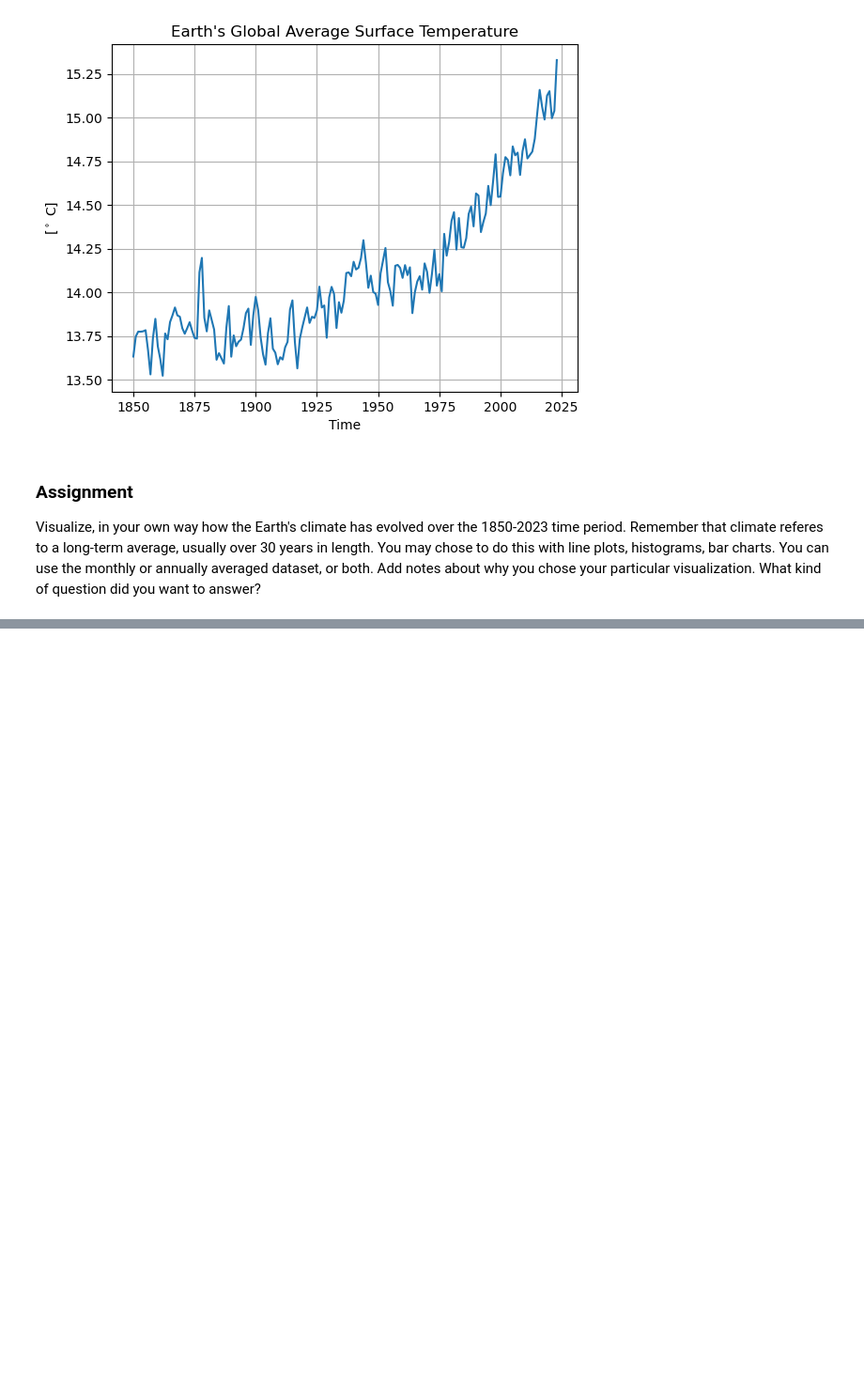
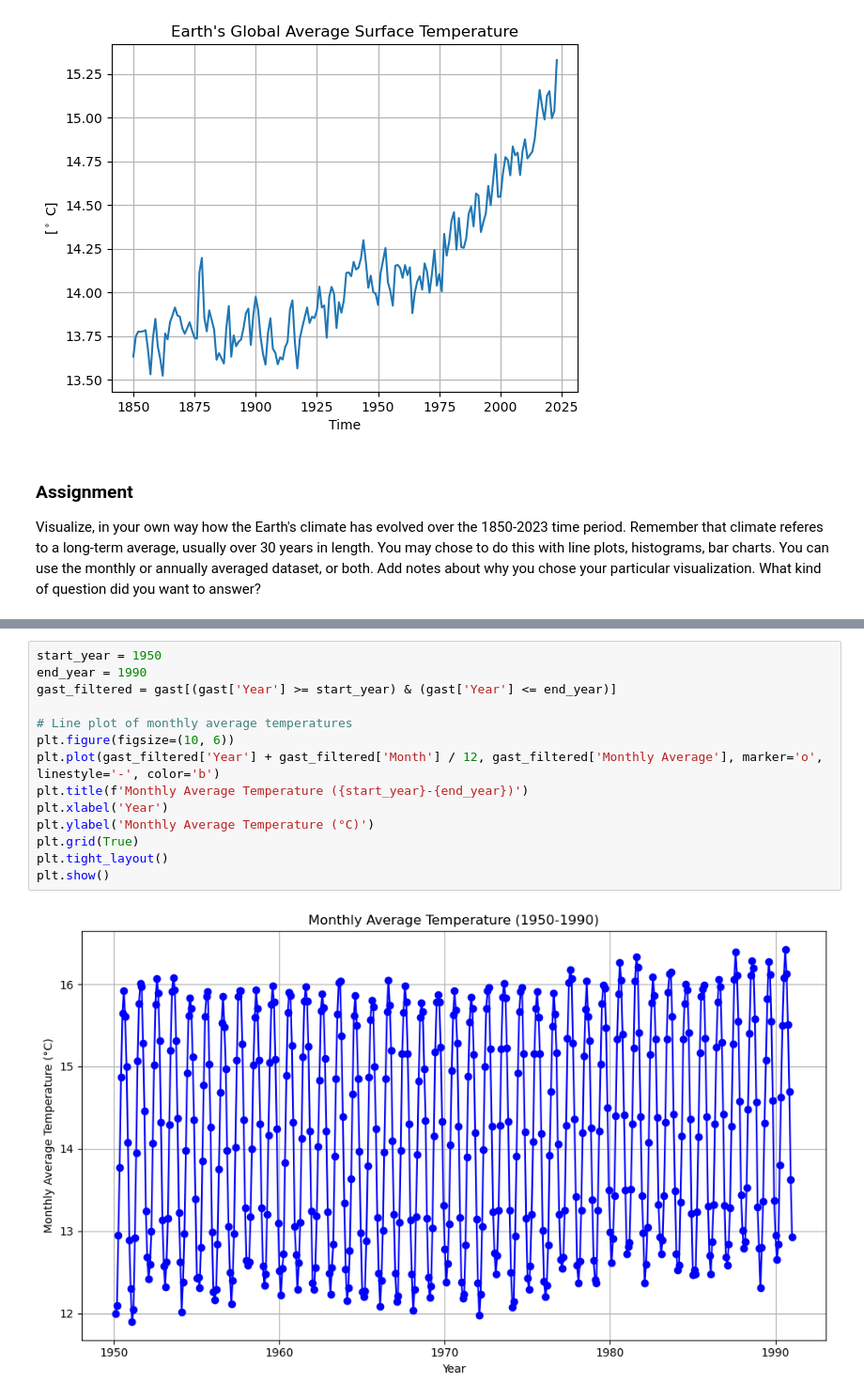
Before and after one commit to borncipher90/CFR-2024, a Jupyter notebook: module_climate/00_intro_to_climate.ipynb, the cells around one changed output, grey strips where cells are left out. Shown at 94% size. Drawn from its saved outputs; the diff is of its cells as text; blank space fills up the shorter version.

```diff
--- a/module_climate/00_intro_to_climate.ipynb
+++ b/module_climate/00_intro_to_climate.ipynb
@@ -167,0 +168,16 @@ plot_histogram(gast, 1950, 2000)
+# %%
+start_year = 1950
+end_year = 1990
+gast_filtered = gast[(gast['Year'] >= start_year) & (gast['Year'] <= end_year)]
+
+# Line plot of monthly average temperatures
+plt.figure(figsize=(10, 6))
+plt.plot(gast_filtered['Year'] + gast_filtered['Month'] / 12, gast_filtered['Monthly Average'], marker='o', linestyle='-', color='b')
+plt.title(f'Monthly Average Temperature ({start_year}-{end_year})')
+plt.xlabel('Year')
+plt.ylabel('Monthly Average Temperature (°C)')
+plt.grid(True)
+plt.tight_layout()
+plt.show()
+# %% [output]
+[figure, added]
```
Also changed, not shown: parts of 11 cells of this notebook, 3 other files.
